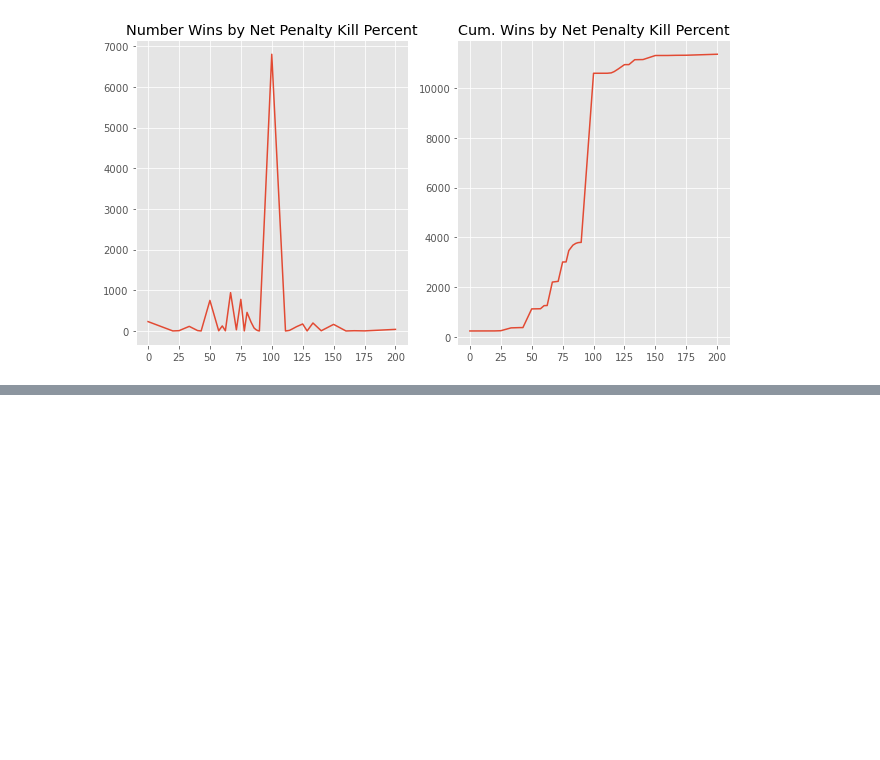
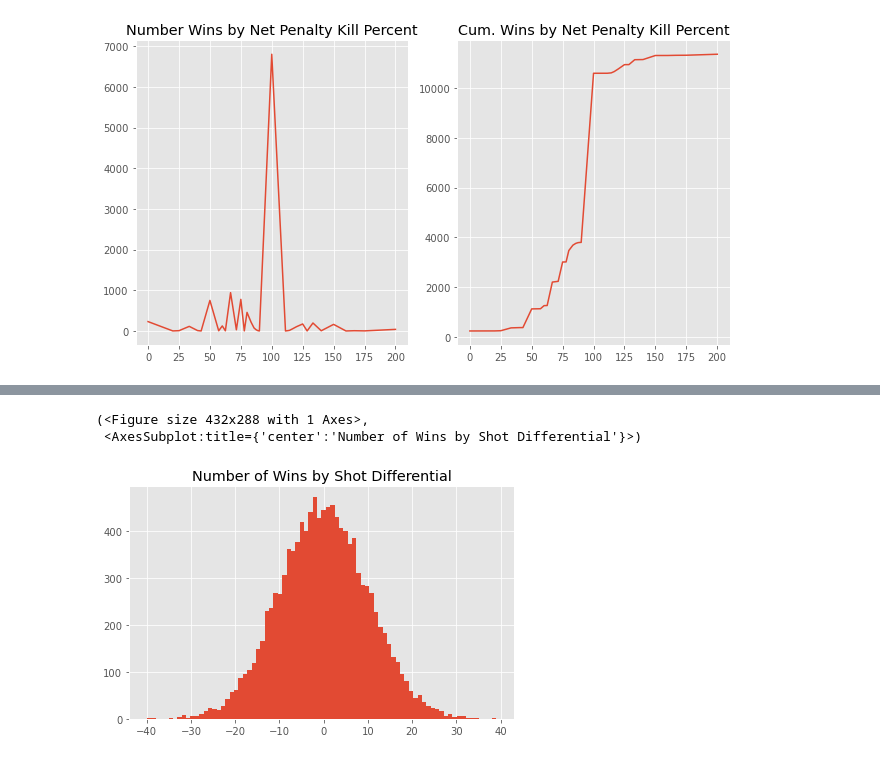
Before and after one commit to jkh-code/nhl-win-factors-analysis, a Jupyter notebook: notebooks/nhl-win-factors-analysis-eda.ipynb, the cells around one changed output, grey strips where cells are left out. Saved outputs shown, nothing was run; the diff lists cells and outputs as text; code cells hidden in the pictures; blank space fills up the shorter version.

```diff
--- a/notebooks/nhl-win-factors-analysis-eda.ipynb
+++ b/notebooks/nhl-win-factors-analysis-eda.ipynb
@@ -298,0 +269,7 @@ plot_win_hist(pp_data['pp_percent'], 'Number of Wins by Power Play Percent')
+# %%
+def plot_win_hist(s: pd.Series, title: str, bins: int=20):
+    fig, ax = plt.subplots()
+    ax.hist(s, bins=bins)
+    ax.set_title(title)
+    fig.tight_layout();
+    return fig, ax
@@ -517,0 +488,6 @@ plot_win_cum_dist(fo_agg['fo_win_percent'], fo_agg['cum_perc'], 'Percent Wins by
+# %%
+plot_win_hist(sd_data['shot_diff'], 'Number of Wins by Shot Differential', bins=80)
+# %% [output]
+(<Figure size 432x288 with 1 Axes>,
+ <AxesSubplot:title={'center':'Number of Wins by Shot Differential'}>)
+[figure, added]
```
Also changed, not shown: parts of 67 cells of this notebook.
